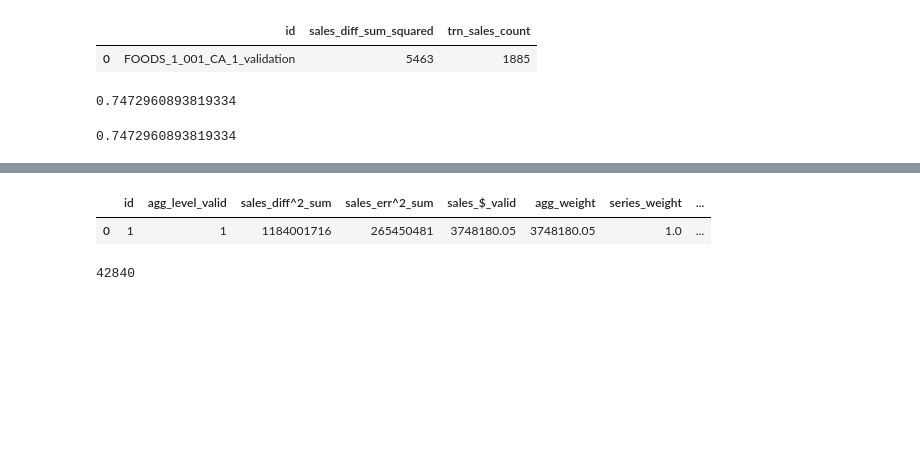
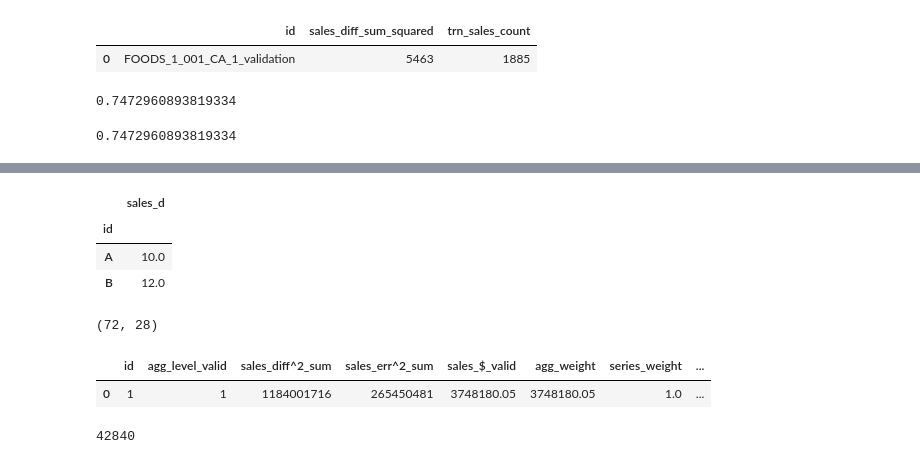
Before and after one commit to cluePrints/data-sci-fience, a Jupyter notebook: m5-forecasting-accuracy/0200. Model - Naive.ipynb, the cells around one changed output, grey strips where cells are left out. Saved outputs shown, nothing was run; the diff lists cells and outputs as text; code cells hidden in the pictures; blank space fills up the shorter version.

```diff
--- a/m5-forecasting-accuracy/0200. Model - Naive.ipynb
+++ b/m5-forecasting-accuracy/0200. Model - Naive.ipynb
@@ -278,0 +269,39 @@ t.query('id == "HOBBIES_1_001_CA_1_validation"')
+# %%
+import numpy as np
+series_len = 100
+h = pred_len = 28
+example_agg_levels = {
+    1: []
+}
+example_a = pd.DataFrame({
+    'id':         np.tile(['A'],              reps=series_len),
+    'sales':      np.tile([1, 0],             reps=series_len//2),
+    'sell_price': np.tile([10.0*2/28.0],      reps=series_len),
+    'day_id':     np.arange(0,                     series_len, step=1)
+})
+example_b = pd.DataFrame({
+    'id':         np.tile(['B'],              reps=series_len),
+    'sales':      np.tile([0, 2],             reps=series_len//2),
+    'sell_price': np.tile([12.0*2/(28*2)],      reps=series_len),
+    'day_id':     np.arange(0,                     series_len, step=1)
+})
+example = pd.concat([example_a, example_b])
+# %%
+(example
+    .eval('sales_d = sell_price*sales')
+    .groupby('id')
+    .tail(28)
+    .groupby('id')
+    .agg({'sales_d': 'sum'})
+)
+# %% [output]
+|  | sales_d |
+| id |  |
+| A | 10.0 |
+| B | 12.0 |
+# %%
+example_trn = example[:100-h].copy()
+example_val = example[-h:].copy()
+len(example_trn), len(example_val)
+# %% [output]
+(72, 28)
```
Also changed, not shown: parts of 5 cells of this notebook.
